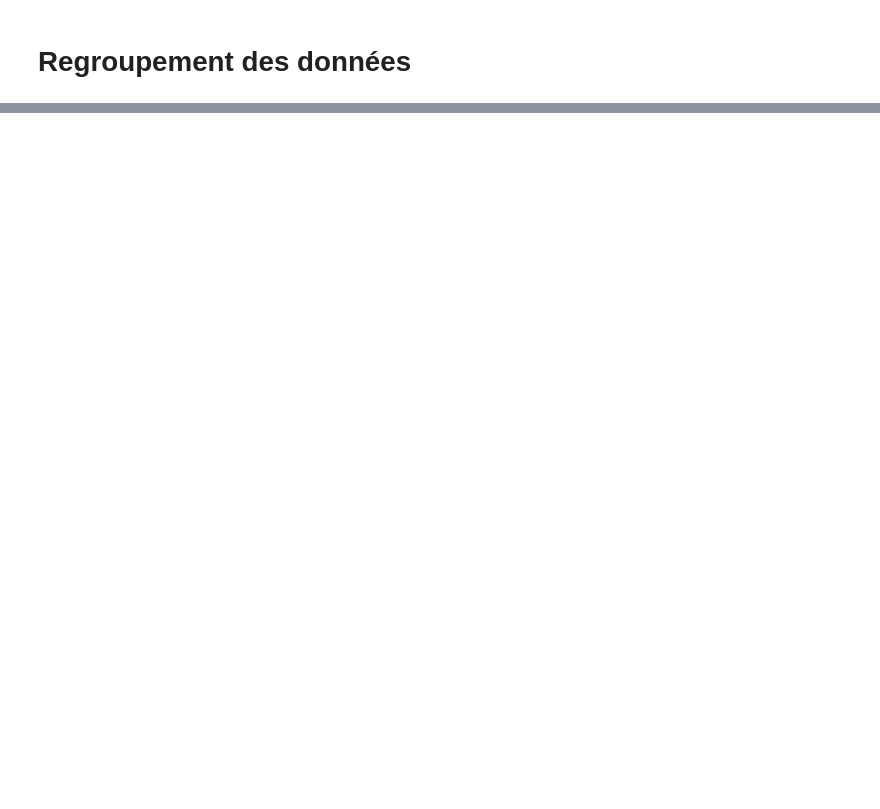
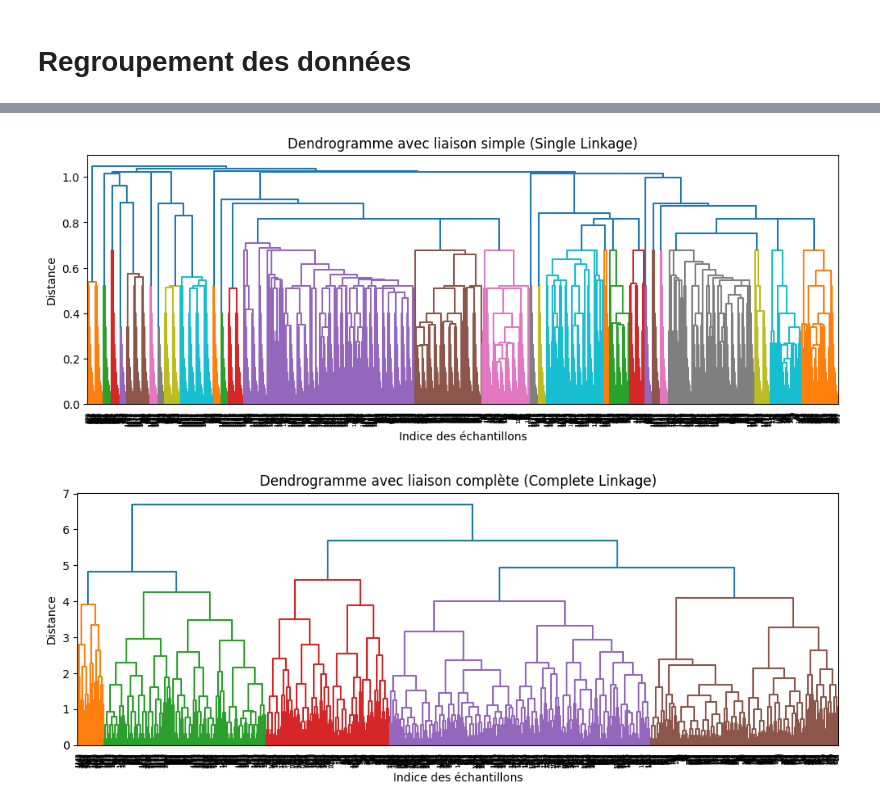
Before and after one commit to giuliana-fabrizio/Prediction_pression_accoustique, a Jupyter notebook: Projet_du_niveau_de_pression_acoustique.ipynb, the cells around one changed output, grey strips where cells are left out. Cells and saved outputs as stored; diff of their text form; code cells hidden in the pictures; blank space fills up the shorter version.

```diff
--- a/Projet_du_niveau_de_pression_acoustique.ipynb
+++ b/Projet_du_niveau_de_pression_acoustique.ipynb
@@ -1020,0 +987,20 @@ numberOfClusters(technique_name = 'Hierarchical', technique_result = hierarchica
+# %%
+def hierarchicalClustering(data, method):
+    return linkage(data, method = method)
+# %%
+def graphHierarchicalClustering(data, type_liaison):
+    plt.figure(figsize=(12, 4))
+    dendrogram(data)
+    plt.xlabel('Indice des échantillons')
+    plt.ylabel('Distance')
+    plt.title(f'Dendrogramme avec liaison {type_liaison}')
+    plt.show()
+# %%
+Z_single = hierarchicalClustering(matrix, 'single')
+Z_complete = hierarchicalClustering(matrix, 'complete')
+
+graphHierarchicalClustering(Z_single, 'simple (Single Linkage)')
+graphHierarchicalClustering(Z_complete, 'complète (Complete Linkage)')
+# %% [output]
+[figure, added]
+[figure, added]
```
Also changed, not shown: parts of 41 cells of this notebook, 5 other files.
